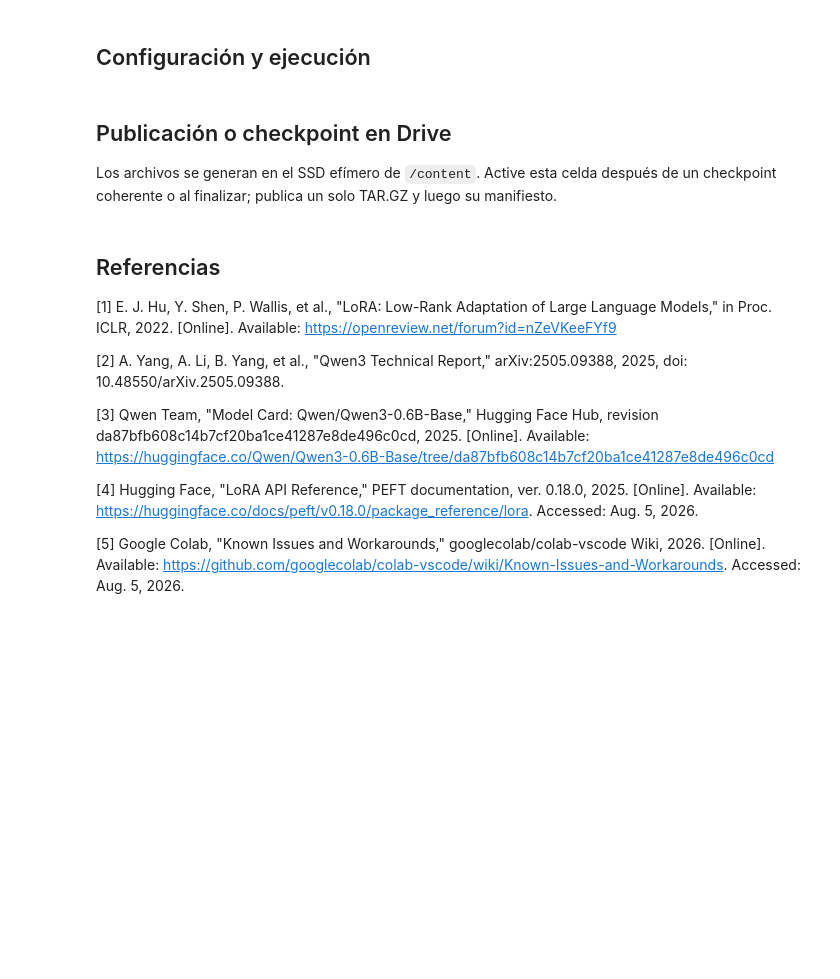
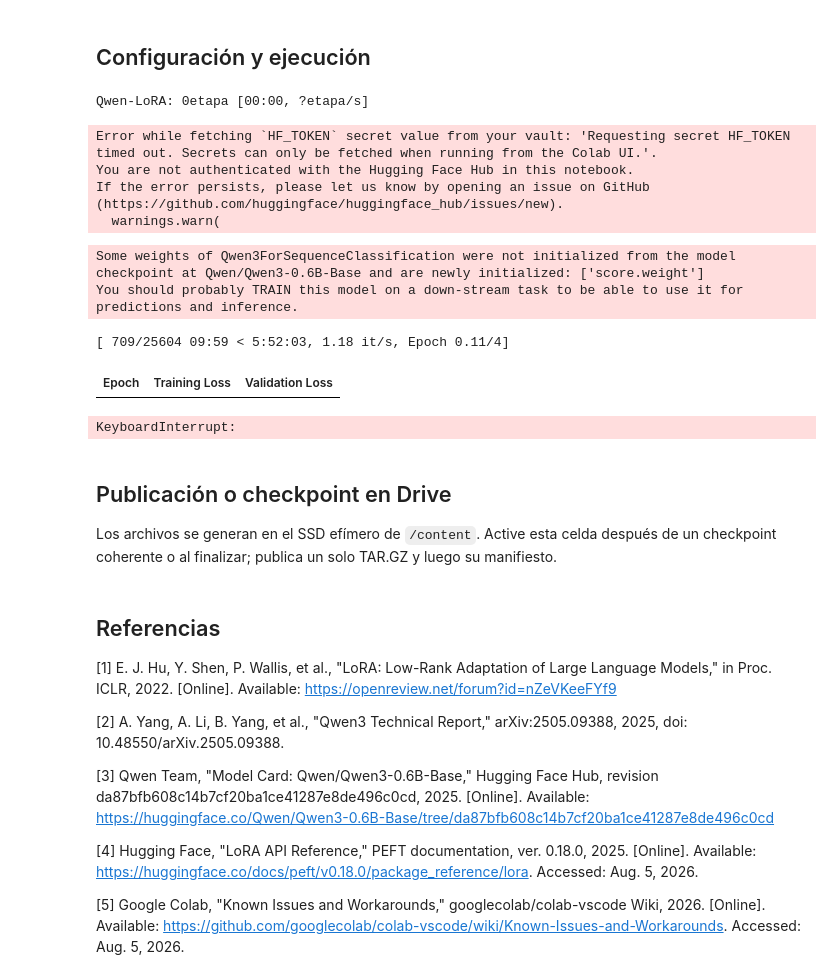
Before and after one commit to lkoc/Trabajo_PLN-MIA-Grupo4, a Jupyter notebook: flujo/03_entrenamiento/03_05_qwen_lora.ipynb, the cells around one changed output. Saved outputs shown, nothing was run; the diff lists cells and outputs as text; code cells hidden in the pictures; blank space fills up the shorter version.

```diff
--- a/flujo/03_entrenamiento/03_05_qwen_lora.ipynb
+++ b/flujo/03_entrenamiento/03_05_qwen_lora.ipynb
@@ -419,14 +456,25 @@ show_result('Dataset descomprimido y verificado', dataset_checkpoint, tone='succ
 # %%
 from moderacion_peru.experiments import train_neural_experiment
 DATA=COLAB_CONTEXT.input('dataset_5_salidas') if COLAB_CONTEXT else ROOT/'datos/model_ready/v2/dataset_5_salidas.jsonl'
 OUTPUT_ROOT=COLAB_CONTEXT.scratch_output_dir if COLAB_CONTEXT else ROOT/'modelos/v2/qwen_lora'
 DEVICE='cuda' if COLAB_CONTEXT else 'auto'
 RUN_TRAINING=True
 if RUN_TRAINING:
     qwen_lora_result=run_with_progress('Qwen-LoRA',train_neural_experiment,DATA,OUTPUT_ROOT,experiment='qwen_lora',device=DEVICE,safe_to_damage_ratio=4.0,progress_unit='etapa')
     show_result('Qwen-LoRA clasificador de 22 salidas',qwen_lora_result,tone='success')
 else:
-    show_summary('Configuración preliminar',{'método':'clasificador supervisado, no condicionado por prompt','salidas':'5+14+3 enmascaradas','progreso':'Trainer por lote/época + barra por etapa','SEGURO_train_validation':'4:1 fijo','reanuda_colab':bool(COLAB_CONTEXT and COLAB_CONTEXT.resumed),'test':'natural completo, sellado'},tone='neutral')
+    show_summary('Configuración preliminar',{'método':'clasificador supervisado, no condicionado por prompt','salidas':'5+14+3 enmascaradas','perfil_GPU':'A100: BF16, lote 8×1, validation 32 y 2 workers; fallback 2×4','progreso':'tokenización visible + Trainer por lote/época + barra por etapa','SEGURO_train_validation':'4:1 fijo','reanuda_colab':bool(COLAB_CONTEXT and COLAB_CONTEXT.resumed),'test':'natural completo, sellado'},tone='neutral')
+# %% [output]
+Qwen-LoRA: 0etapa [00:00, ?etapa/s]
+Error while fetching `HF_TOKEN` secret value from your vault: 'Requesting secret HF_TOKEN timed out. Secrets can only be fetched when running from the Colab UI.'.
+You are not authenticated with the Hugging Face Hub in this notebook.
+If the error persists, please let us know by opening an issue on GitHub (https://github.com/huggingface/huggingface_hub/issues/new).
+  warnings.warn(
+Some weights of Qwen3ForSequenceClassification were not initialized from the model checkpoint at Qwen/Qwen3-0.6B-Base and are newly initialized: ['score.weight']
+You should probably TRAIN this model on a down-stream task to be able to use it for predictions and inference.
+[ 709/25604 09:59 < 5:52:03, 1.18 it/s, Epoch 0.11/4]
+| Epoch | Training Loss | Validation Loss |
+KeyboardInterrupt:
 # %% [markdown]
 ## Publicación o checkpoint en Drive
 
```
Also changed, not shown: parts of 3 cells of this notebook, 20 other files.
